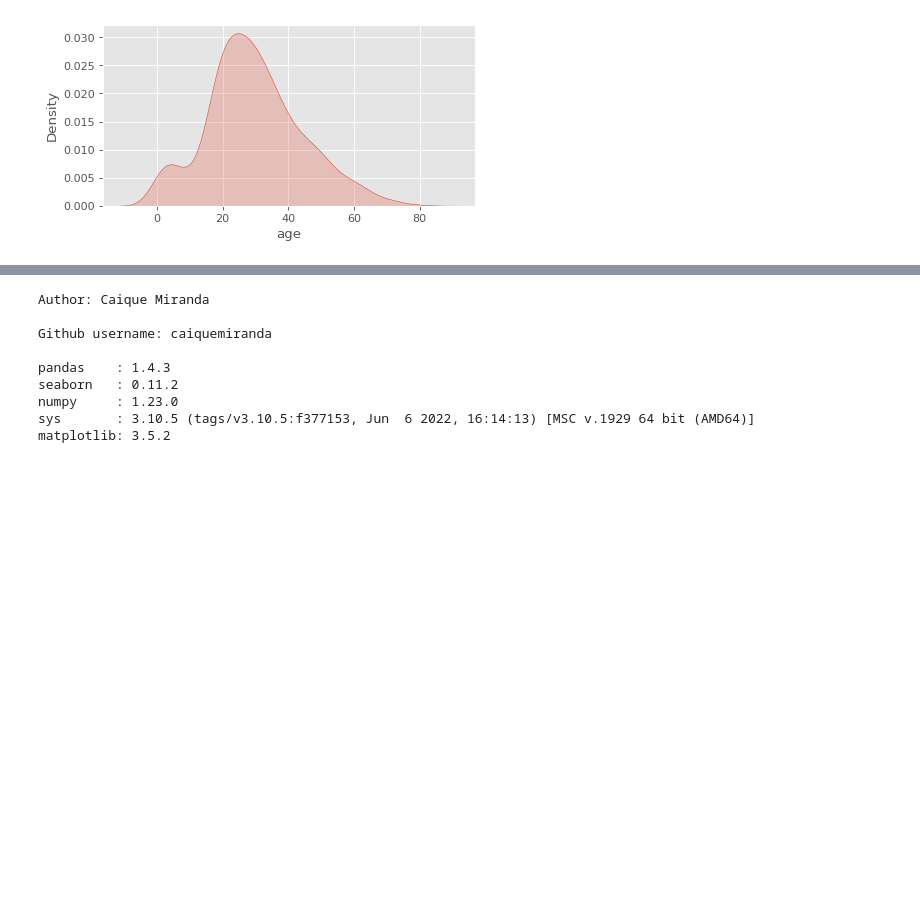
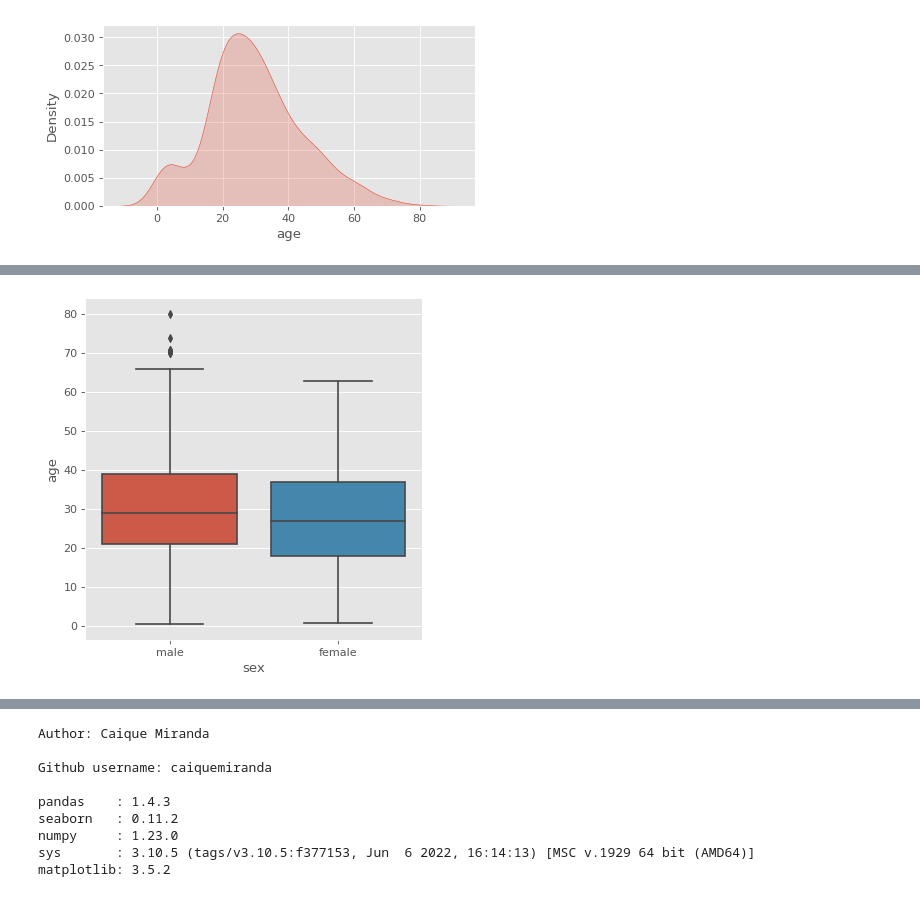
Before and after one commit to caiquemiranda/data-visualization-python, a Jupyter notebook: 10-analysis-visualization-titanic-dataset.ipynb, the cells around one changed output, grey strips where cells are left out. Cells and saved outputs as stored; diff of their text form; code cells hidden in the pictures; blank space fills up the shorter version.

```diff
--- a/10-analysis-visualization-titanic-dataset.ipynb
+++ b/10-analysis-visualization-titanic-dataset.ipynb
@@ -401,0 +408,7 @@ sns.kdeplot(titanic['age'],
+# %%
+sns.catplot(x= 'sex',
+            y= 'age',
+            data= titanic,
+            kind= 'box');
+# %% [output]
+[figure, added]
```
Also changed, not shown: parts of 3 cells of this notebook.
